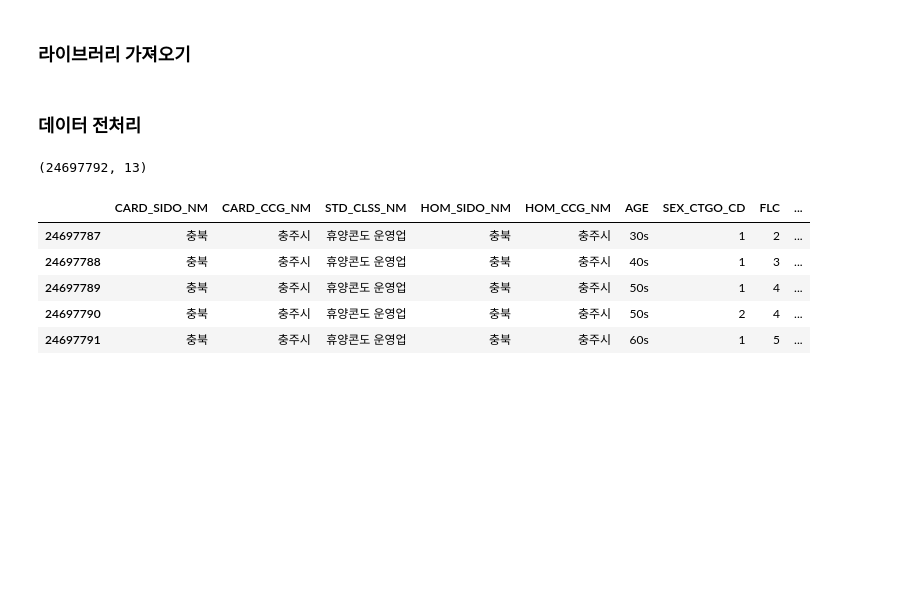
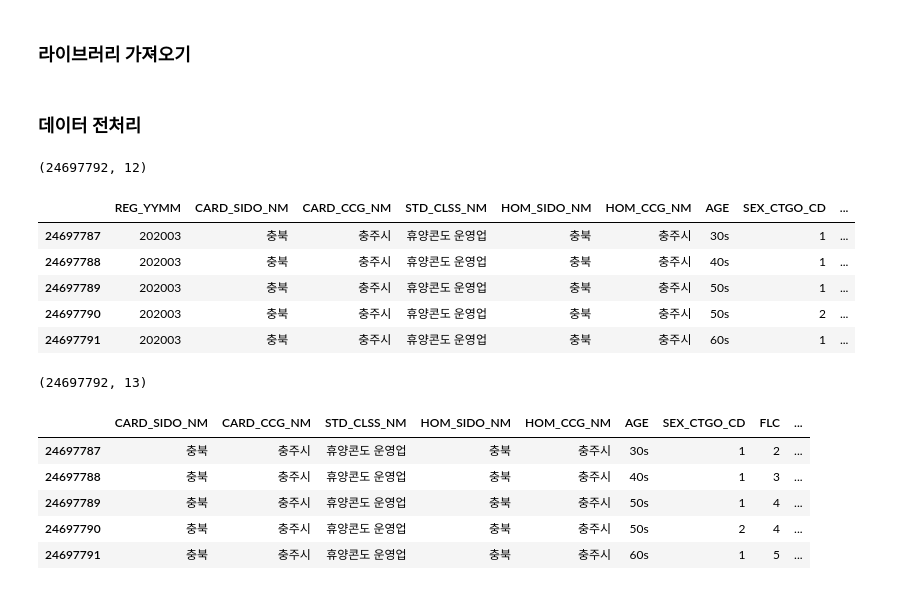
Before and after one commit to kim-bo-saeng/dacon_jeju, a Jupyter notebook: jeju_data_analysis.ipynb, the cells around one changed output. Drawn from its saved outputs; the diff is of its cells as text; code cells hidden in the pictures; blank space fills up the shorter version.

```diff
--- a/jeju_data_analysis.ipynb
+++ b/jeju_data_analysis.ipynb
@@ -24,5 +25,17 @@ from sklearn.preprocessing import LabelEncoder
 # %% [markdown]
 ### 데이터 전처리
+# %%
+data = pd.read_csv('/gdrive/My Drive/data_analysis/jeju/201901-202003.csv')
+print(data.shape)
+data.tail()
+# %% [output]
+(24697792, 12)
+|  | REG_YYMM | CARD_SIDO_NM | CARD_CCG_NM | STD_CLSS_NM | HOM_SIDO_NM | HOM_CCG_NM | AGE | SEX_CTGO_CD | ... |
+| 24697787 | 202003 | 충북 | 충주시 | 휴양콘도 운영업 | 충북 | 충주시 | 30s | 1 | ... |
+| 24697788 | 202003 | 충북 | 충주시 | 휴양콘도 운영업 | 충북 | 충주시 | 40s | 1 | ... |
+| 24697789 | 202003 | 충북 | 충주시 | 휴양콘도 운영업 | 충북 | 충주시 | 50s | 1 | ... |
+| 24697790 | 202003 | 충북 | 충주시 | 휴양콘도 운영업 | 충북 | 충주시 | 50s | 2 | ... |
+| 24697791 | 202003 | 충북 | 충주시 | 휴양콘도 운영업 | 충북 | 충주시 | 60s | 1 | ... |
 # %%
 def grap_year(data):
   data = str(data)
```
Also changed, not shown: parts of 7 cells of this notebook.
